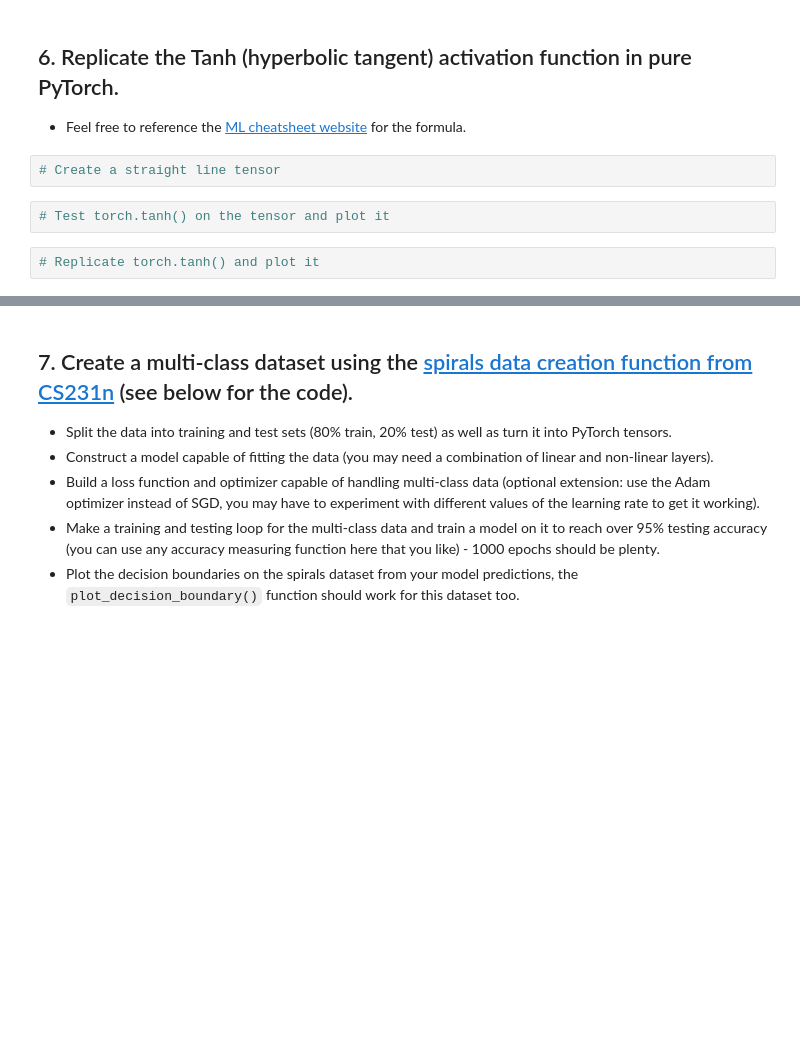
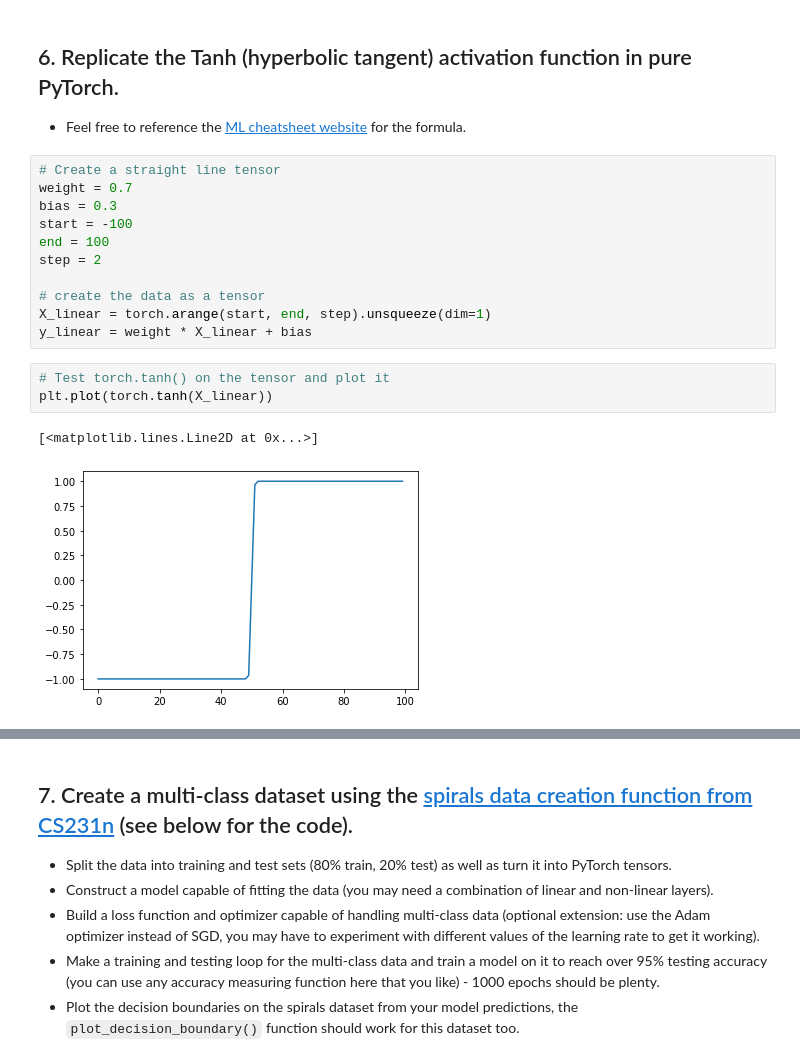
Before and after one commit to chriswilson2020/PyTorchCoLab, a Jupyter notebook: 02_pytorch_classification_exercises.ipynb, the cells around one changed output, grey strips where cells are left out. Cells and saved outputs as stored; diff of their text form; blank space fills up the shorter version.

```diff
--- a/02_pytorch_classification_exercises.ipynb
+++ b/02_pytorch_classification_exercises.ipynb
@@ -192,9 +306,20 @@ def plot_decision_boundary(model, X, y):
 # %% [markdown]
 ## 6. Replicate the Tanh (hyperbolic tangent) activation function in pure PyTorch.
   * Feel free to reference the [ML cheatsheet website](https://ml-cheatsheet.readthedocs.io/en/latest/activation_functions.html#tanh) for the formula.
-# %%
-# Create a straight line tensor
+# %%
+# Create a straight line tensor
+weight = 0.7
+bias = 0.3
+start = -100
+end = 100
+step = 2
+
+# create the data as a tensor
+X_linear = torch.arange(start, end, step).unsqueeze(dim=1)
+y_linear = weight * X_linear + bias
 # %%
 # Test torch.tanh() on the tensor and plot it
+plt.plot(torch.tanh(X_linear))
+# %% [output]
+[<matplotlib.lines.Line2D at 0x...>]
+[figure, added]
-# %%
-# Replicate torch.tanh() and plot it
```
Also changed, not shown: parts of 13 cells of this notebook.
